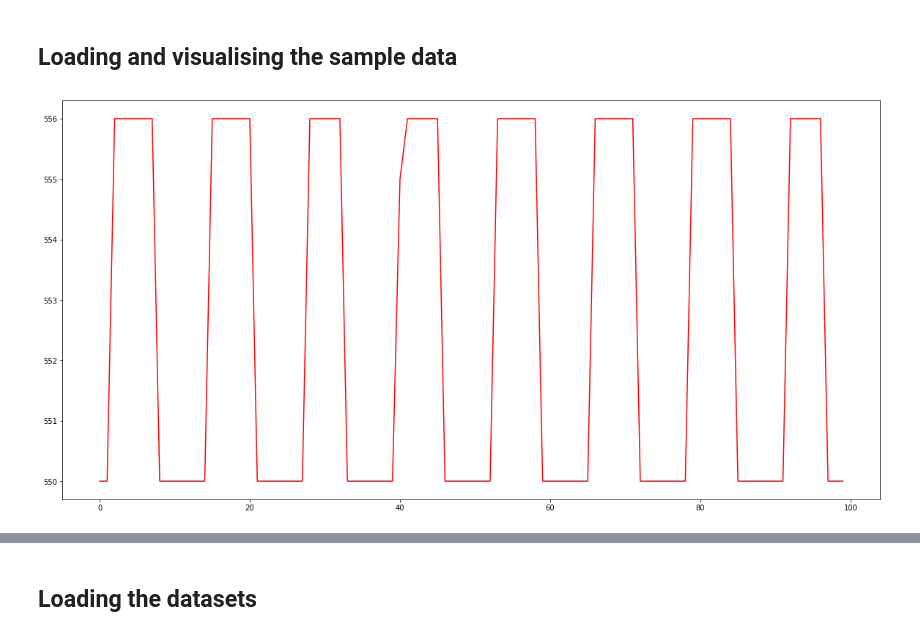
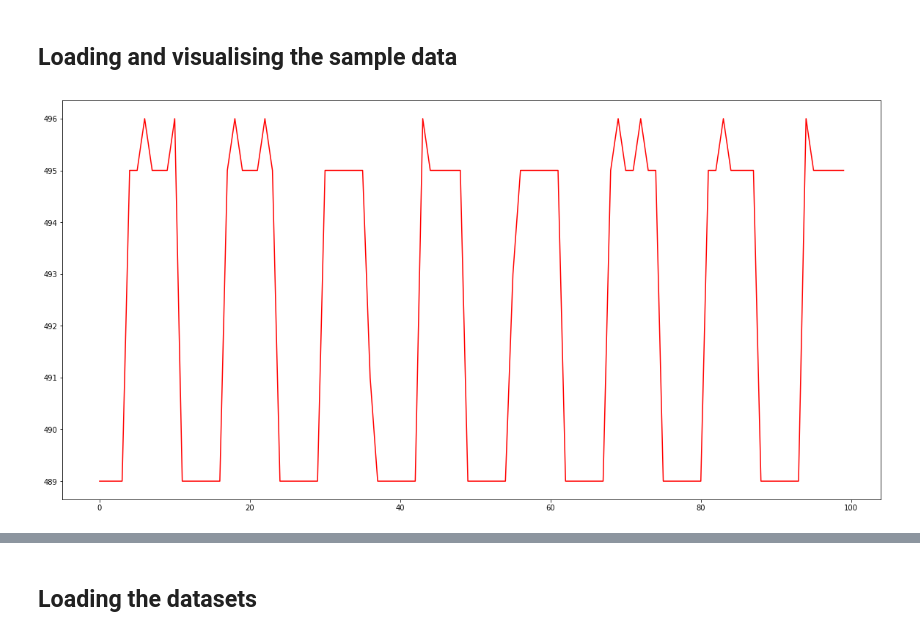
Before and after one commit to AnshulHedau/Pehchaan-The-Identifier, a Jupyter notebook: Data_Analysis_Python/Data Classification.ipynb, the cells around one changed output, grey strips where cells are left out. Drawn from its saved outputs; the diff is of its cells as text; code cells hidden in the pictures.

```diff
--- a/Data_Analysis_Python/Data Classification.ipynb
+++ b/Data_Analysis_Python/Data Classification.ipynb
@@ -13,10 +15,10 @@ from sklearn.model_selection import train_test_split
 # %%
-dataset_sample = genfromtxt('new_datasets/test_ceramic.csv', delimiter=',')
+dataset_sample = genfromtxt('new_datasets/plastic_3.csv', delimiter=',')
 # %%
 plt.figure(figsize=(20,10))
 
-for i in range(3,4):
+for i in range(4,5):
     plt.plot(dataset_sample[i],'r', linewidth=1.5)
 plt.show()
 # %% [output]
-[figure, old version]
+[figure, new version]
```
Also changed, not shown: parts of 20 cells of this notebook, 4 other files.
